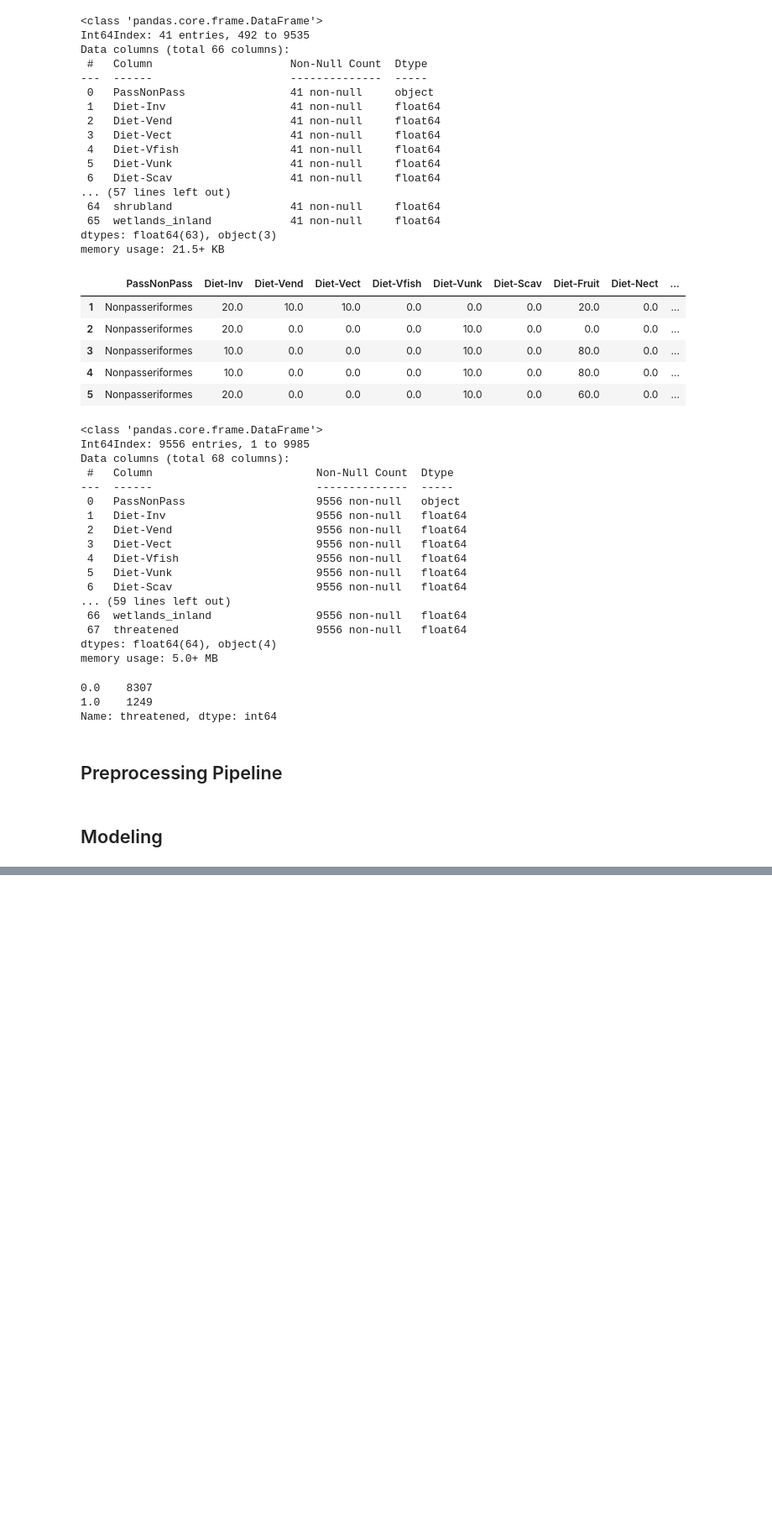
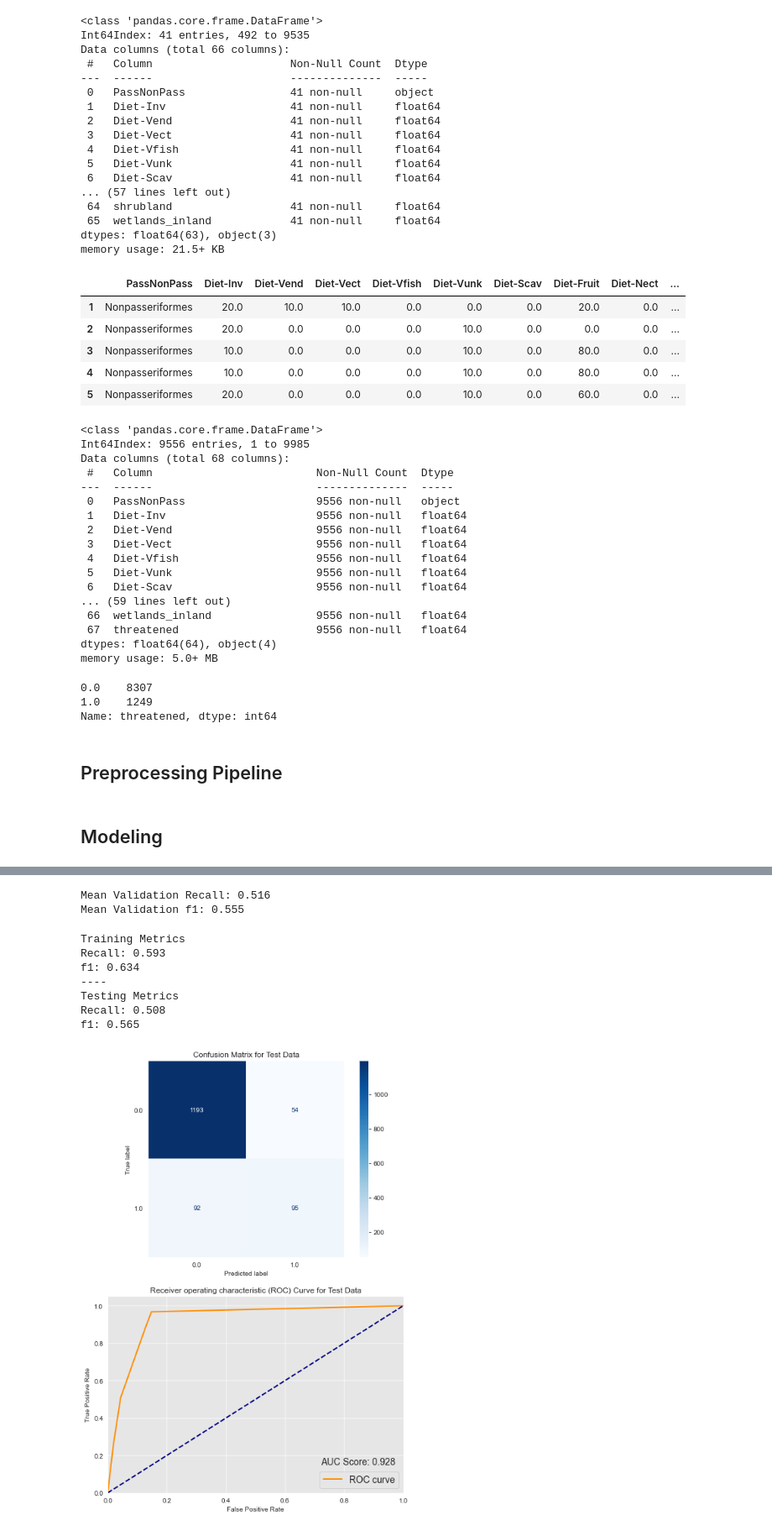
Before and after one commit to andrewwhitman/BirdConservation, a Jupyter notebook: notebooks/Andrew/02-Andrew-Modeling.ipynb, the cells around one changed output, grey strips where cells are left out. Shown: that part at 84% size. Drawn from its saved outputs; the diff is of its cells as text; code cells hidden in the pictures; blank space fills up the shorter version.

```diff
--- a/notebooks/Andrew/02-Andrew-Modeling.ipynb
+++ b/notebooks/Andrew/02-Andrew-Modeling.ipynb
@@ -284,0 +372,26 @@ AttributeError: type object 'RocCurveDisplay' has no attribute 'from_estimator'
+# %%
+# knn on threats
+knn_threats = KNeighborsClassifier()
+
+# threats
+threats = [c for c in df.columns if re.search('.+threat', c)]
+
+# cross validation
+knn_cv = cross_validate(knn_threats, X_train[threats], y_train, scoring=scoring_metrics)
+
+print(f"Mean Validation Recall: {np.mean(knn_cv['test_recall']):.3f}")
+print(f"Mean Validation f1: {np.mean(knn_cv['test_f1']):.3f}")
+# %% [output]
+Mean Validation Recall: 0.516
+Mean Validation f1: 0.555
+# %%
+evaluate(knn_threats, X_train[threats], y_train, X_test[threats], y_test)
+# %% [output]
+Training Metrics
+Recall: 0.593
+f1: 0.634
+----
+Testing Metrics
+Recall: 0.508
+f1: 0.565
+[figure, added]
```
Also changed, not shown: parts of 24 cells of this notebook, 1 other file.
